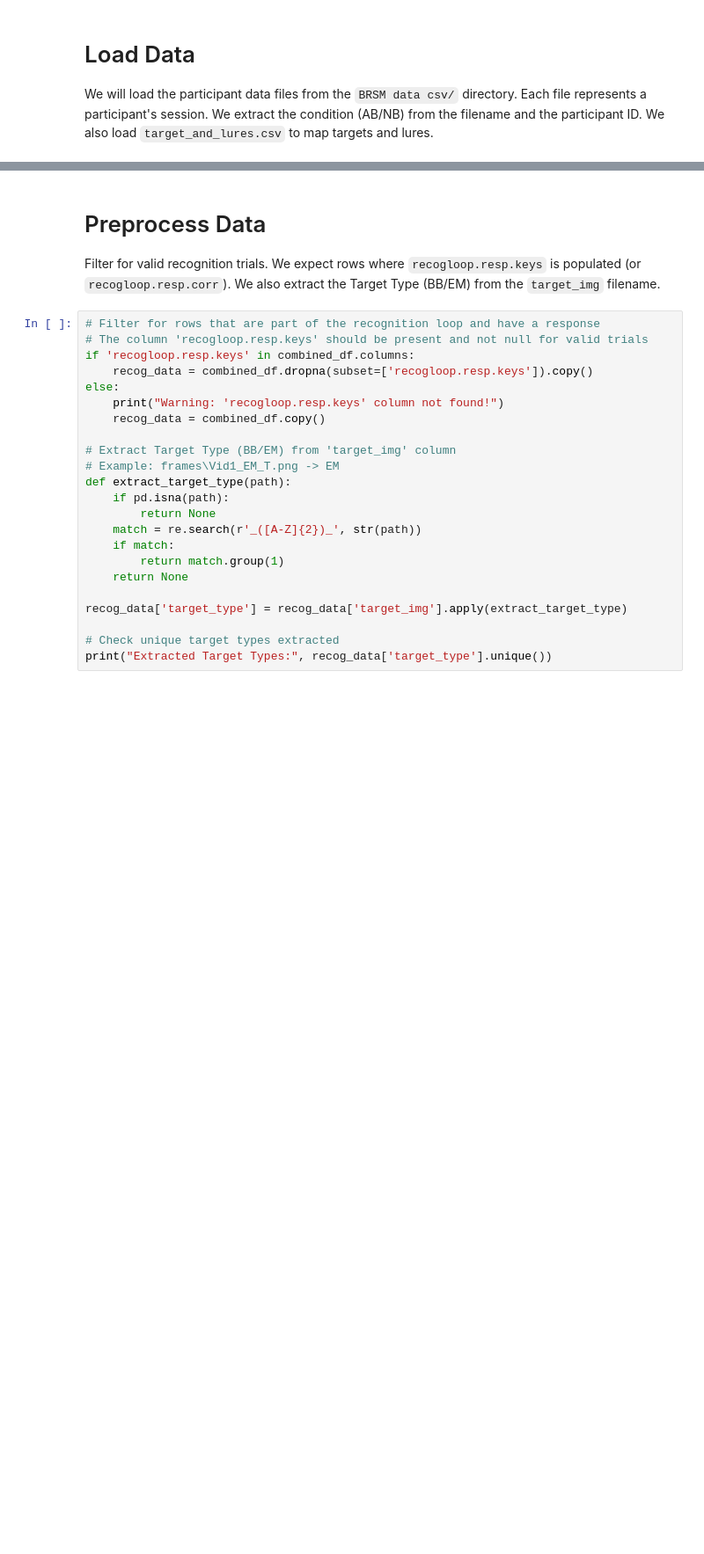
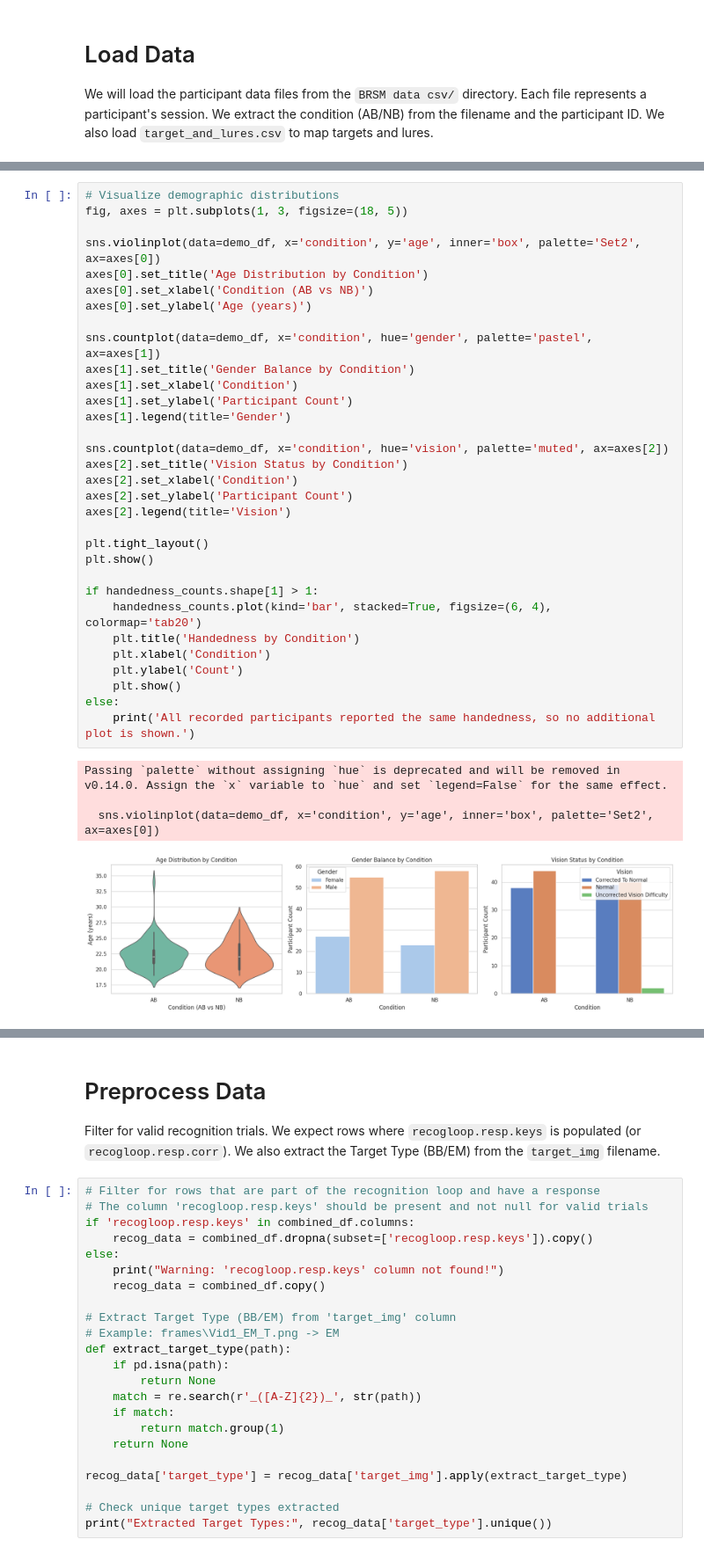
Before and after one commit to KartikVij2302/Movie-Memory-Analysis, a Jupyter notebook: visualisation.ipynb, the cells around one changed output, grey strips where cells are left out. Shown at 88% size. Cells and saved outputs as stored; diff of their text form; blank space fills up the shorter version.

```diff
--- a/visualisation.ipynb
+++ b/visualisation.ipynb
@@ -17,0 +101,37 @@ We also load `target_and_lures.csv` to map targets and lures.
+# %%
+# Visualize demographic distributions
+fig, axes = plt.subplots(1, 3, figsize=(18, 5))
+
+sns.violinplot(data=demo_df, x='condition', y='age', inner='box', palette='Set2', ax=axes[0])
+axes[0].set_title('Age Distribution by Condition')
+axes[0].set_xlabel('Condition (AB vs NB)')
+axes[0].set_ylabel('Age (years)')
+
+sns.countplot(data=demo_df, x='condition', hue='gender', palette='pastel', ax=axes[1])
+axes[1].set_title('Gender Balance by Condition')
+axes[1].set_xlabel('Condition')
+axes[1].set_ylabel('Participant Count')
+axes[1].legend(title='Gender')
+
+sns.countplot(data=demo_df, x='condition', hue='vision', palette='muted', ax=axes[2])
+axes[2].set_title('Vision Status by Condition')
+axes[2].set_xlabel('Condition')
+axes[2].set_ylabel('Participant Count')
+axes[2].legend(title='Vision')
+
+plt.tight_layout()
+plt.show()
+
+if handedness_counts.shape[1] > 1:
+    handedness_counts.plot(kind='bar', stacked=True, figsize=(6, 4), colormap='tab20')
+    plt.title('Handedness by Condition')
+    plt.xlabel('Condition')
+    plt.ylabel('Count')
+    plt.show()
+else:
+    print('All recorded participants reported the same handedness, so no additional plot is shown.')
+# %% [output]
+Passing `palette` without assigning `hue` is deprecated and will be removed in v0.14.0. Assign the `x` variable to `hue` and set `legend=False` for the same effect.
+
+  sns.violinplot(data=demo_df, x='condition', y='age', inner='box', palette='Set2', ax=axes[0])
+[figure, added]
```
Also changed, not shown: parts of 9 cells of this notebook, 1 other file.
